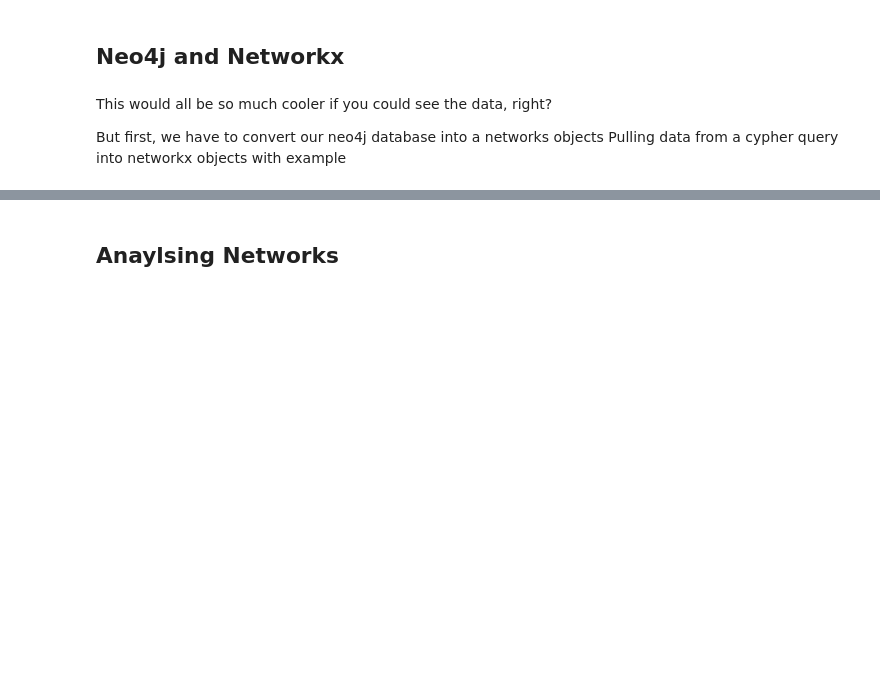
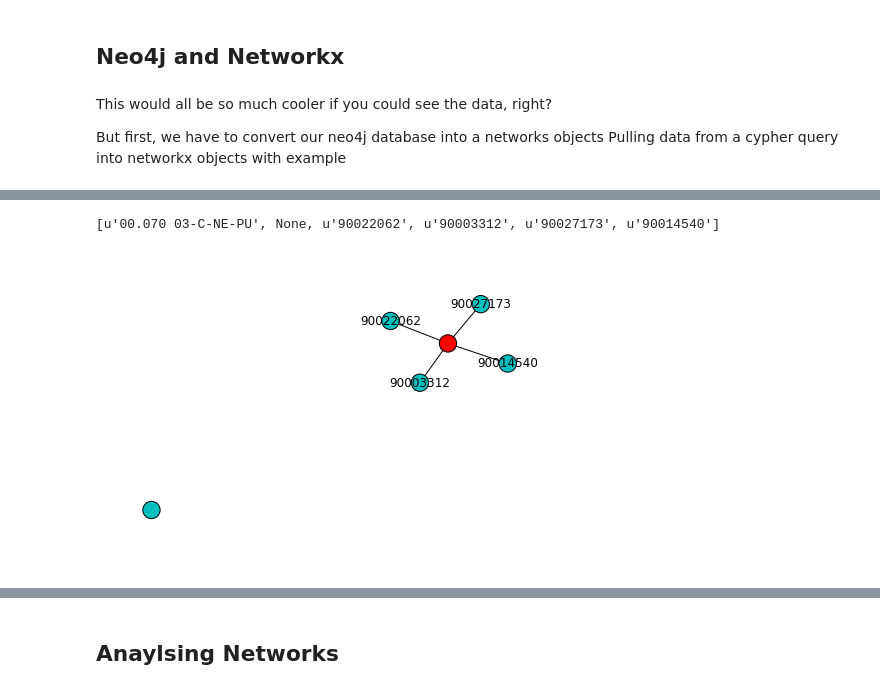
Before and after one commit to American-Institutes-for-Research/dsaa-cssip-big-data-workbooks, a Jupyter notebook: 06. Networks/networks_exercise.ipynb, the cells around one changed output, grey strips where cells are left out. Drawn from its saved outputs; the diff is of its cells as text; code cells hidden in the pictures; blank space fills up the shorter version.

Commit message:
Ehnased the Networkx tutorial and added a networkx assignment

```diff
--- a/06. Networks/networks_exercise.ipynb
+++ b/06. Networks/networks_exercise.ipynb
@@ -12,8 +12,8 @@ import MySQLdb
 
 print "Clear Imports"
 # Create MySQL connection
-user = ""
-password = ""
+user = "lcdebaca"
+password = "qbRUy*uW7bUffBcBUBD7"
 database = "starmetrics"
 
 # invoke the connect() function, passing parameters in variables.
@@ -192,14 +192,17 @@ while count < len(awards):
     while current_employee < len(relivent_employees):
         next_employee = current_employee + 1
         while next_employee < len(relivent_employees):
-            new_relationship = Relationship(relivent_employees[current_employee], "worked_with", relivent_employees[next_employee])
-            graph_db.create( new_relationship )
+            tx = graph_db.cypher.begin()
+            statment = "MATCH (n {employeeid: {NUM1}}), (m {employeeid: {NUM2}}) \
+            CREATE (n)-[r:worked_with]->(m) RETURN r;"
+            tx.append(statment, {"NUM1": relivent_employees[current_employee], "NUM2": relivent_employees[next_employee]})
+            tx.commit()
             next_employee += 1
         current_employee += 1
 
 
     #DONT COMMENT THIS OUT REN
     count += 1
-print "Clear Employee Relatiponships Part 1"
+print "Clear Employee Relatiponships Part 2"
 
 print "Neo4j Database Loaded"
@@ -354,0 +429,42 @@ def neo_to_networkx(some):
+# %%
+# Creating Networks Objects
+
+#Imports that should really be at the top of the notebook
+import networkx as nx
+# Allows plots to be showed inline
+%matplotlib inline
+# Matplotlib is the default package for
+# rendering the graphs
+import matplotlib.pyplot as plt
+
+# Create the Networkx Graph
+G=nx.Graph()
+
+# Distonarys to contain colors and labels
+# Not nessasary
+custom_node_color = {}
+custom_labels     = {}
+
+#Create the networkx award node
+award_node = G.add_node(specific_award_node[0])
+custom_node_color[specific_award_node[0]] = 'r'
+
+#Create networkx nodes for the employees that worked on that node
+for item in associated_employees:
+    G.add_node(item)
+    custom_node_color[item] = 'c'
+    custom_labels[item] = str(item)
+    # We know at each of these employees are connected to the award, so lets draw those relationshipd
+    # Note, in Networkx relationships are called edges
+    G.add_edge(item, award_node)
+
+
+print G.nodes()
+nx.draw(G,labels=custom_labels, node_color=custom_node_color.values())
+plt.show()
+
+
+# Idk why we always get a bonus None node, i like to thnk of it as a gift
+# %% [output]
+[u'00.070 03-C-NE-PU', None, u'90022062', u'90003312', u'90027173', u'90014540']
+[figure, added]
```
Also changed, not shown: parts of 14 cells of this notebook, 1 other file.
